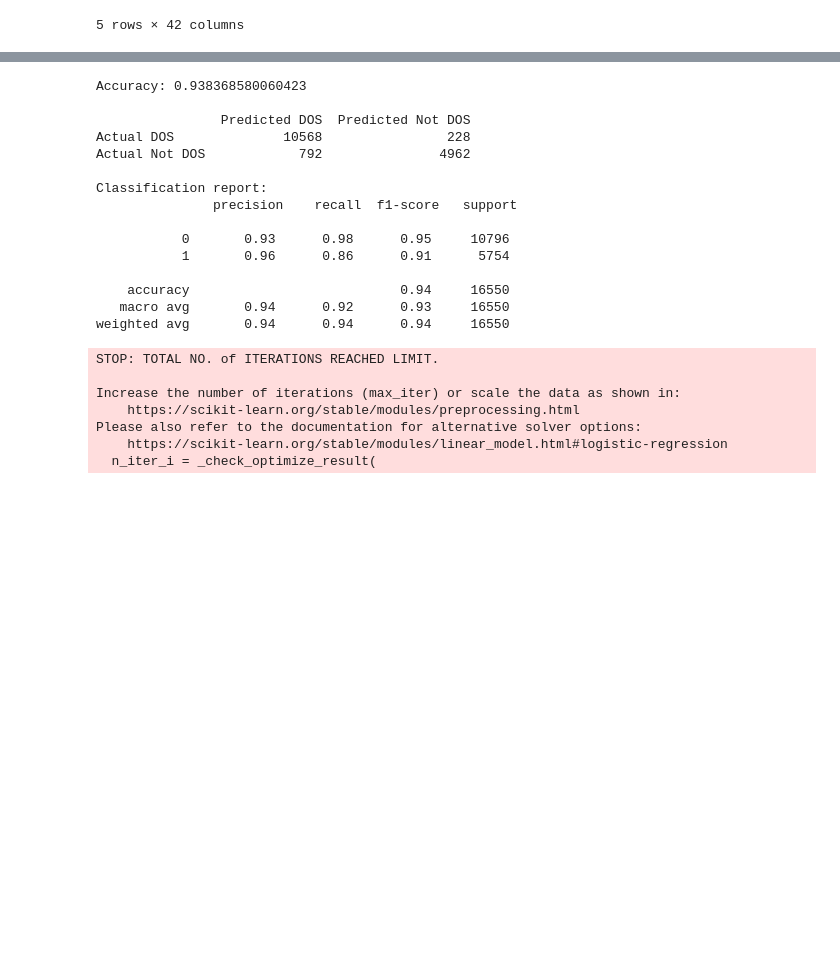
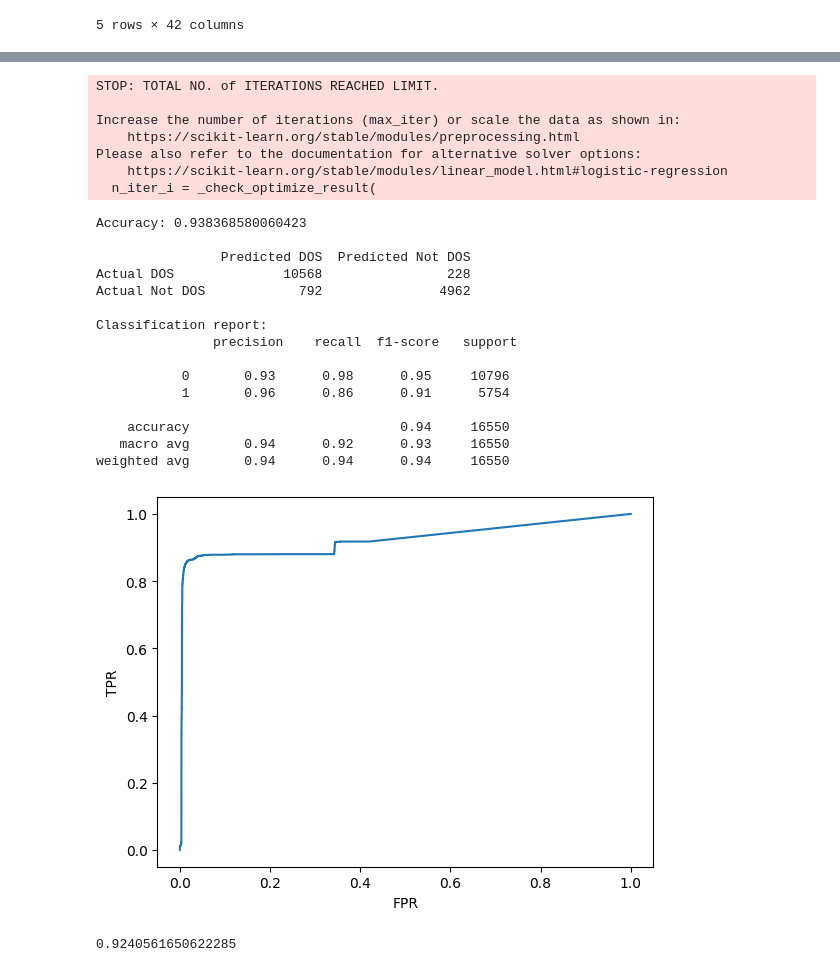
Before and after one commit to Abir-Ba/2CS_Project, a Jupyter notebook: NSL_KDD_Test.ipynb, the cells around one changed output, grey strips where cells are left out. Saved outputs shown, nothing was run; the diff lists cells and outputs as text; code cells hidden in the pictures; blank space fills up the shorter version.

```diff
--- a/NSL_KDD_Test.ipynb
+++ b/NSL_KDD_Test.ipynb
@@ -216,41 +251,62 @@ NameError: name 'x_train_new' is not defined
 # %%
 #Logistic Regression
 
 from sklearn.linear_model import LogisticRegression
 
 Lr = LogisticRegression()
 
 Lr.fit(x_train,y_train)
 
 predicted = Lr.predict(x_test)
 accuracy = accuracy_score(y_test,predicted)
 print("Accuracy:", accuracy,"\n")
 Conf_Mat = confusion_matrix(y_test,predicted)
 Conf_Mat = pd.DataFrame(Conf_Mat,index=['Actual DOS','Actual Not DOS'],columns=['Predicted DOS','Predicted Not DOS'])
 
 print(Conf_Mat,"\n")
 report = classification_report(y_test,predicted)
 print("Classification report:\n", report)
+
+import matplotlib.pyplot as plt
+from sklearn.metrics import roc_curve
+
+y_prob = Lr.predict_proba(x_test)
+
+y_prob = y_prob[:,1]
+
+FPR, TPR, Thresholds = roc_curve(y_test, y_prob)
+
+plt.plot(FPR,TPR)
+plt.xlabel('FPR')
+plt.ylabel('TPR')
+plt.show()
+
+from sklearn.metrics import roc_auc_score
+
+roc_auc_score = roc_auc_score(y_test,y_prob)
+print(roc_auc_score)
 # %% [output]
-Accuracy: 0.938368580060423
+STOP: TOTAL NO. of ITERATIONS REACHED LIMIT.
 
-                Predicted DOS  Predicted Not DOS
-Actual DOS              10568                228
-Actual Not DOS            792               4962
-
-Classification report:
-               precision    recall  f1-score   support
-
-           0       0.93      0.98      0.95     10796
-           1       0.96      0.86      0.91      5754
-
-    accuracy                           0.94     16550
-   macro avg       0.94      0.92      0.93     16550
-weighted avg       0.94      0.94      0.94     16550
+Increase the number of iterations (max_iter) or scale the data as shown in:
+    https://scikit-learn.org/stable/modules/preprocessing.html
+Please also refer to the documentation for alternative solver options:
+    https://scikit-learn.org/stable/modules/linear_model.html#logistic-regression
+  n_iter_i = _check_optimize_result(
-STOP: TOTAL NO. of ITERATIONS REACHED LIMIT.
+Accuracy: 0.938368580060423
 
-Increase the number of iterations (max_iter) or scale the data as shown in:
-    https://scikit-learn.org/stable/modules/preprocessing.html
-Please also refer to the documentation for alternative solver options:
-    https://scikit-learn.org/stable/modules/linear_model.html#logistic-regression
-  n_iter_i = _check_optimize_result(
+                Predicted DOS  Predicted Not DOS
+Actual DOS              10568                228
+Actual Not DOS            792               4962
+
+Classification report:
+               precision    recall  f1-score   support
+
+           0       0.93      0.98      0.95     10796
+           1       0.96      0.86      0.91      5754
+
+    accuracy                           0.94     16550
+   macro avg       0.94      0.92      0.93     16550
+weighted avg       0.94      0.94      0.94     16550
+[figure, added]
+0.9240561650622285
```
Also changed, not shown: parts of 1 cell of this notebook.
